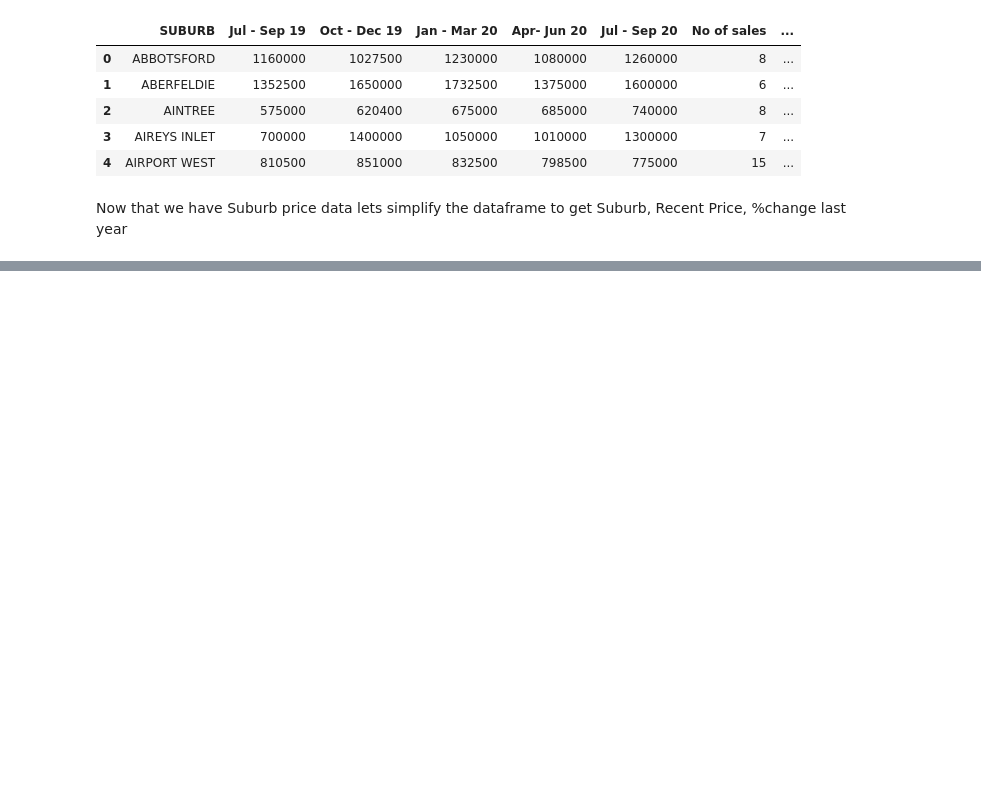
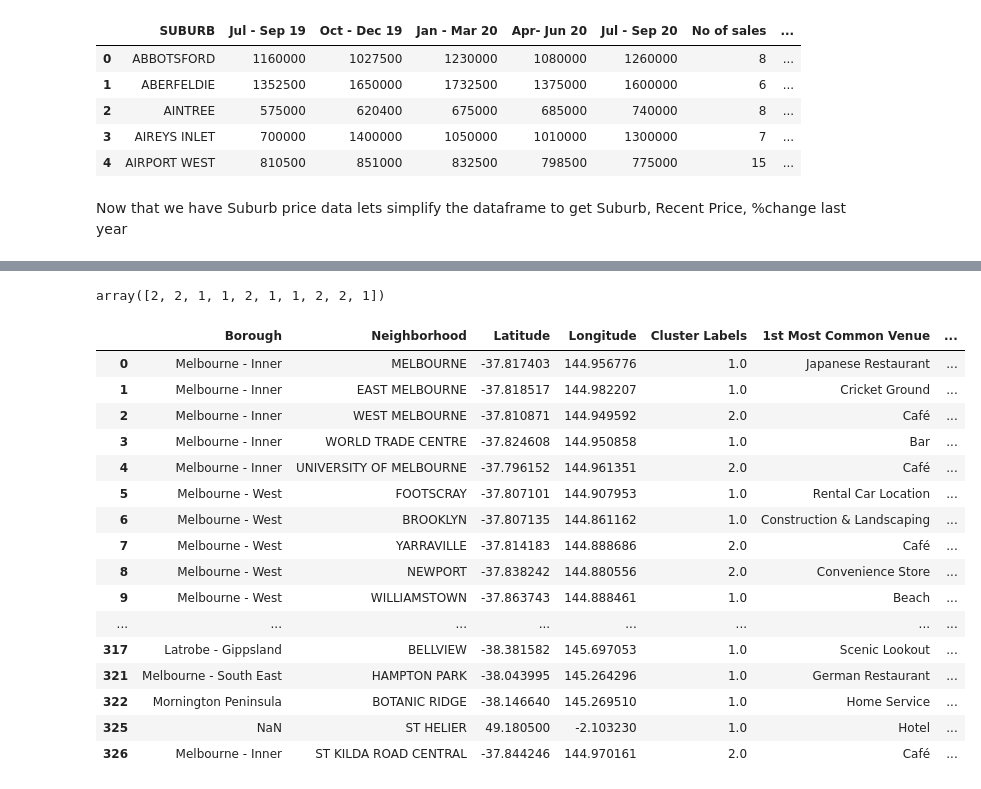
Before and after one commit to Connor-Ecocentric/Coursera_Capstone, a Jupyter notebook: CapstoneFinalNotebook.ipynb, the cells around one changed output, grey strips where cells are left out. Drawn from its saved outputs; the diff is of its cells as text; code cells hidden in the pictures; blank space fills up the shorter version.

```diff
--- a/CapstoneFinalNotebook.ipynb
+++ b/CapstoneFinalNotebook.ipynb
@@ -165,0 +304,21 @@ melb_price.head()
+# %%
+num_top_venues = 10
+
+indicators = ['st', 'nd', 'rd']
+
+# create columns according to number of top venues
+columns = ['Neighborhood']
+for ind in np.arange(num_top_venues):
+    try:
+        columns.append('{}{} Most Common Venue'.format(ind+1, indicators[ind]))
+    except:
+        columns.append('{}th Most Common Venue'.format(ind+1))
+
+# create a new dataframe
+neighborhoods_venues_sorted = pd.DataFrame(columns=columns)
+neighborhoods_venues_sorted['Neighborhood'] = melb_grouped['Neighborhood']
+
+for ind in np.arange(melb_grouped.shape[0]):
+    neighborhoods_venues_sorted.iloc[ind, 1:] = return_most_common_venues(melb_grouped.iloc[ind, :], num_top_venues)
+
+neighborhoods_venues_sorted.head()
@@ -165,0 +332,43 @@ melb_price.head()
+# %%
+# set number of clusters
+kclusters = 3
+
+melb_grouped_clustering = melb_grouped.drop('Neighborhood', 1)
+
+# run k-means clustering
+kmeans = KMeans(n_clusters=kclusters, random_state=0).fit(melb_grouped_clustering)
+
+# check cluster labels generated for each row in the dataframe
+kmeans.labels_[0:10]
+# %% [output]
+array([2, 2, 1, 1, 2, 1, 1, 2, 2, 1])
+# %%
+# add clustering labels
+#neighborhoods_venues_sorted = []
+neighborhoods_venues_sorted.insert(0, 'Cluster Labels', kmeans.labels_)
+
+melb_merged = melb_loc
+
+# merge manhattan_grouped with manhattan_data to add latitude/longitude for each neighborhood
+melb_merged = melb_merged.join(neighborhoods_venues_sorted.set_index('Neighborhood'), on='Neighborhood')
+# %%
+melb_merged.dropna(subset=["Cluster Labels"], inplace=True)
+melb_merged#.head() # check the last columns!
+# %% [output]
+|  | Borough | Neighborhood | Latitude | Longitude | Cluster Labels | 1st Most Common Venue | ... |
+| 0 | Melbourne - Inner | MELBOURNE | -37.817403 | 144.956776 | 1.0 | Japanese Restaurant | ... |
+| 1 | Melbourne - Inner | EAST MELBOURNE | -37.818517 | 144.982207 | 1.0 | Cricket Ground | ... |
+| 2 | Melbourne - Inner | WEST MELBOURNE | -37.810871 | 144.949592 | 2.0 | Café | ... |
+| 3 | Melbourne - Inner | WORLD TRADE CENTRE | -37.824608 | 144.950858 | 1.0 | Bar | ... |
+| 4 | Melbourne - Inner | UNIVERSITY OF MELBOURNE | -37.796152 | 144.961351 | 2.0 | Café | ... |
+| 5 | Melbourne - West | FOOTSCRAY | -37.807101 | 144.907953 | 1.0 | Rental Car Location | ... |
+| 6 | Melbourne - West | BROOKLYN | -37.807135 | 144.861162 | 1.0 | Construction & Landscaping | ... |
+| 7 | Melbourne - West | YARRAVILLE | -37.814183 | 144.888686 | 2.0 | Café | ... |
+| 8 | Melbourne - West | NEWPORT | -37.838242 | 144.880556 | 2.0 | Convenience Store | ... |
+| 9 | Melbourne - West | WILLIAMSTOWN | -37.863743 | 144.888461 | 1.0 | Beach | ... |
+| ... | ... | ... | ... | ... | ... | ... | ... |
+| 317 | Latrobe - Gippsland | BELLVIEW | -38.381582 | 145.697053 | 1.0 | Scenic Lookout | ... |
+| 321 | Melbourne - South East | HAMPTON PARK | -38.043995 | 145.264296 | 1.0 | German Restaurant | ... |
+| 322 | Mornington Peninsula | BOTANIC RIDGE | -38.146640 | 145.269510 | 1.0 | Home Service | ... |
+| 325 | NaN | ST HELIER | 49.180500 | -2.103230 | 1.0 | Hotel | ... |
+| 326 | Melbourne - Inner | ST KILDA ROAD CENTRAL | -37.844246 | 144.970161 | 2.0 | Café | ... |
```
Also changed, not shown: parts of 24 cells of this notebook, 2 other files.
